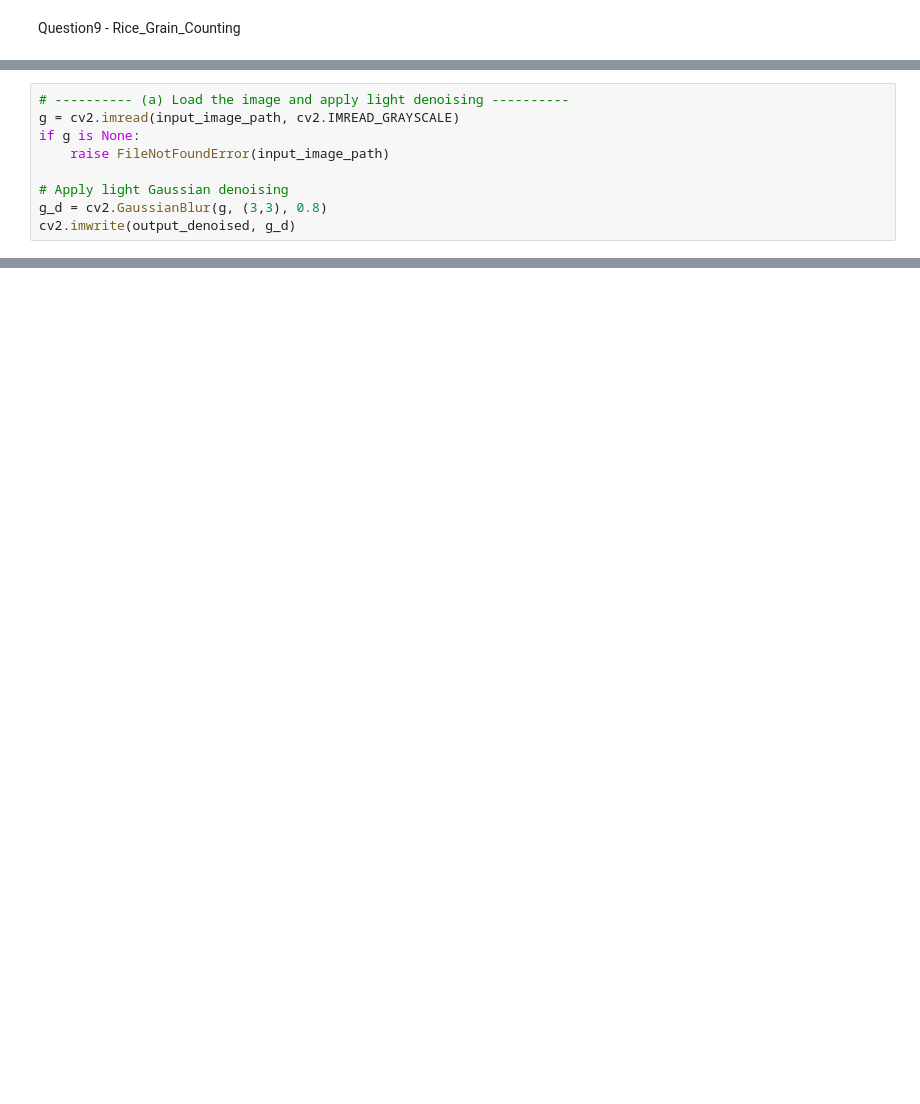
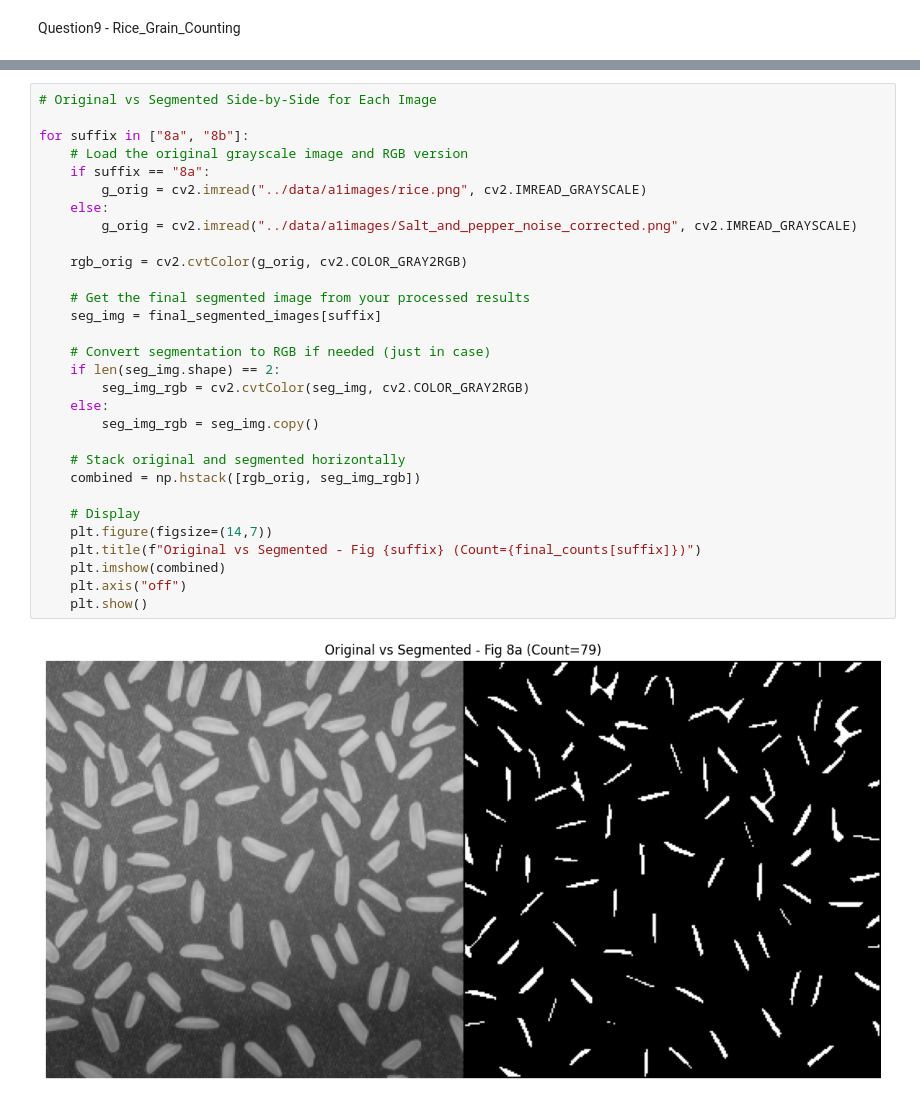
Before and after one commit to DinuEhelapitiya/IT5437_CV_Assignment_01, a Jupyter notebook: notebooks/Question9_Rice_Grain_Counting.ipynb, the cells around one changed output, grey strips where cells are left out. Cells and saved outputs as stored; diff of their text form; blank space fills up the shorter version.

```diff
--- a/notebooks/Question9_Rice_Grain_Counting.ipynb
+++ b/notebooks/Question9_Rice_Grain_Counting.ipynb
@@ -23,9 +16,0 @@ output_comparison = f"{output_dir}/q9_original_vs_segmented.png"
-# %%
-# ---------- (a) Load the image and apply light denoising ----------
-g = cv2.imread(input_image_path, cv2.IMREAD_GRAYSCALE)
-if g is None:
-    raise FileNotFoundError(input_image_path)
-
-# Apply light Gaussian denoising
-g_d = cv2.GaussianBlur(g, (3,3), 0.8)
-cv2.imwrite(output_denoised, g_d)
@@ -122,0 +140,32 @@ plt.show()
+# %%
+# Original vs Segmented Side-by-Side for Each Image
+
+for suffix in ["8a", "8b"]:
+    # Load the original grayscale image and RGB version
+    if suffix == "8a":
+        g_orig = cv2.imread("../data/a1images/rice.png", cv2.IMREAD_GRAYSCALE)
+    else:
+        g_orig = cv2.imread("../data/a1images/Salt_and_pepper_noise_corrected.png", cv2.IMREAD_GRAYSCALE)
+
+    rgb_orig = cv2.cvtColor(g_orig, cv2.COLOR_GRAY2RGB)
+
+    # Get the final segmented image from your processed results
+    seg_img = final_segmented_images[suffix]
+
+    # Convert segmentation to RGB if needed (just in case)
+    if len(seg_img.shape) == 2:
+        seg_img_rgb = cv2.cvtColor(seg_img, cv2.COLOR_GRAY2RGB)
+    else:
+        seg_img_rgb = seg_img.copy()
+
+    # Stack original and segmented horizontally
+    combined = np.hstack([rgb_orig, seg_img_rgb])
+
+    # Display
+    plt.figure(figsize=(14,7))
+    plt.title(f"Original vs Segmented - Fig {suffix} (Count={final_counts[suffix]})")
+    plt.imshow(combined)
+    plt.axis("off")
+    plt.show()
+# %% [output]
+[figure, added]
```
Also changed, not shown: parts of 11 cells of this notebook, 39 other files.
